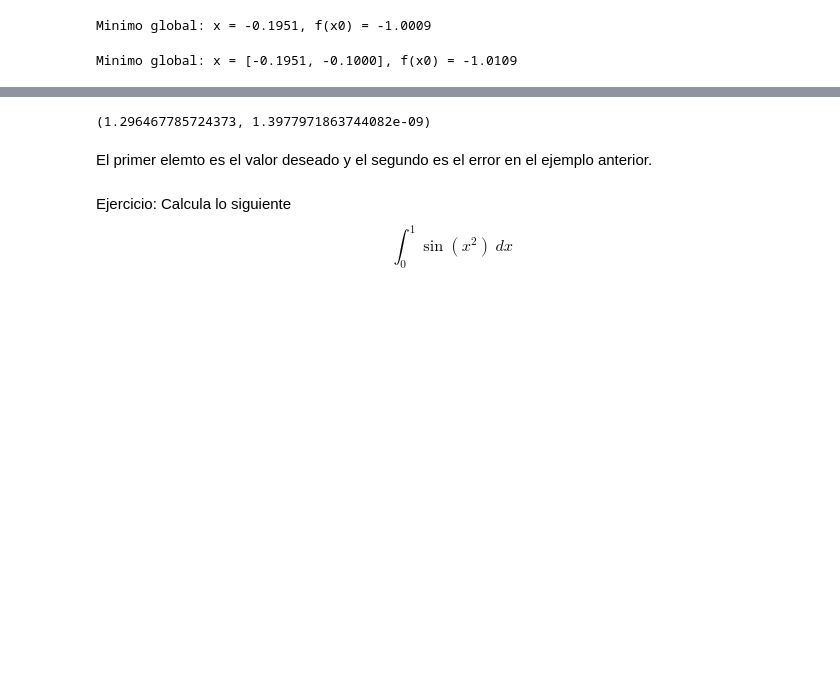
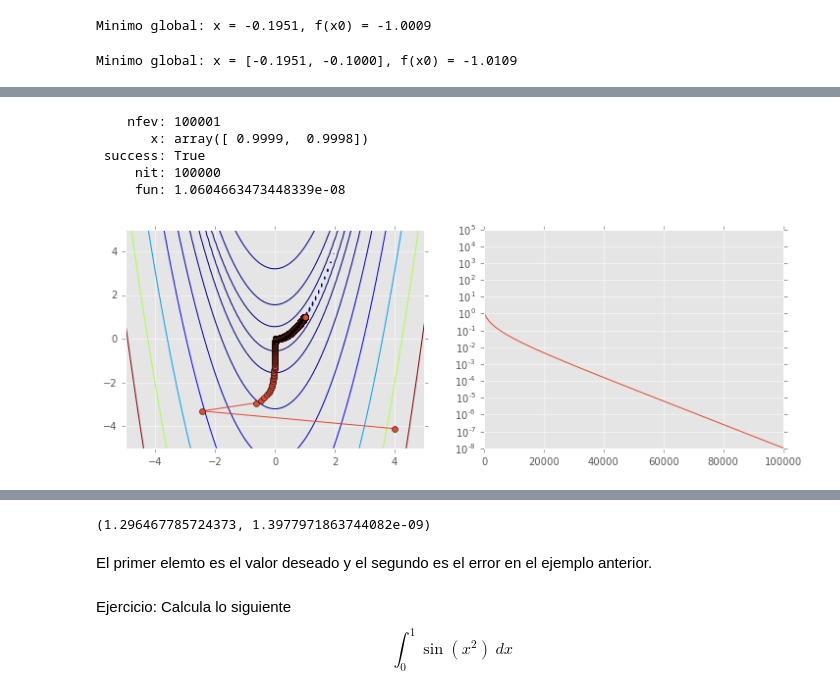
Before and after one commit to geckolml/M-L, a Jupyter notebook: numpy-scipy/Notas-scipy.ipynb, the cells around one changed output, grey strips where cells are left out. Cells and saved outputs as stored; diff of their text form; code cells hidden in the pictures; blank space fills up the shorter version.

```diff
--- a/numpy-scipy/Notas-scipy.ipynb
+++ b/numpy-scipy/Notas-scipy.ipynb
@@ -165,0 +183,4 @@ Calculemos como ejemplo: $$ \int_{0}^3 \cos^2(e^x) \ dx$$
+# %%
+def rosen(x):
+    """ Version generalizada de la funcion de  Rosenbrock """
+    return sum(100*(x[1:]-x[:-1]**2.0)**2.0 +(1-x[:-1])**2.0)
@@ -165,0 +236,29 @@ Calculemos como ejemplo: $$ \int_{0}^3 \cos^2(e^x) \ dx$$
+# %%
+# inicializando el punto
+
+x0 = np.array([4,-4.1])
+ps = [x0]
+opt.minimize(rosen, x0, method=mdg, callback=reporter)
+# %% [output]
+    nfev: 100001
+       x: array([ 0.9999,  0.9998])
+ success: True
+     nit: 100000
+     fun: 1.0604663473448339e-08
+# %%
+# Realizemos un gráfico del metodo de gradiente con la funcion Rosen
+
+x = np.linspace(-5, 5, 100)
+y = np.linspace(-5, 5, 100)
+X, Y = np.meshgrid(x, y)
+Z = rosen(np.vstack([X.ravel(), Y.ravel()])).reshape((100,100))
+
+ps = np.array(ps)
+plt.figure(figsize=(12,4))
+plt.subplot(121)
+plt.contour(X, Y, Z, np.arange(10)**5)
+plt.plot(ps[:, 0], ps[:, 1], '-o')
+plt.subplot(122)
+plt.semilogy(range(len(ps)), rosen(ps.T));
+# %% [output]
+[figure, added]
```
Also changed, not shown: parts of 25 cells of this notebook.
